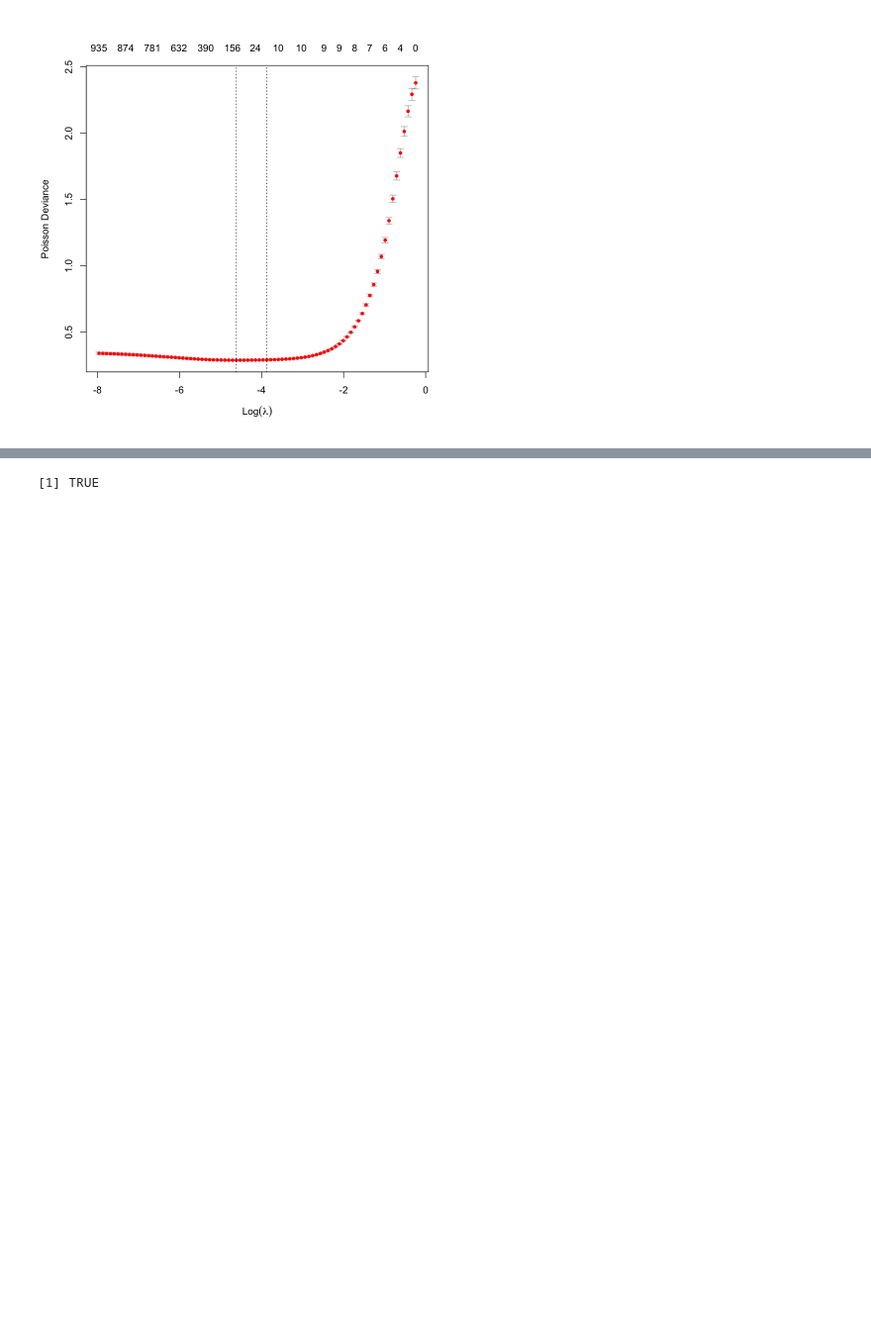
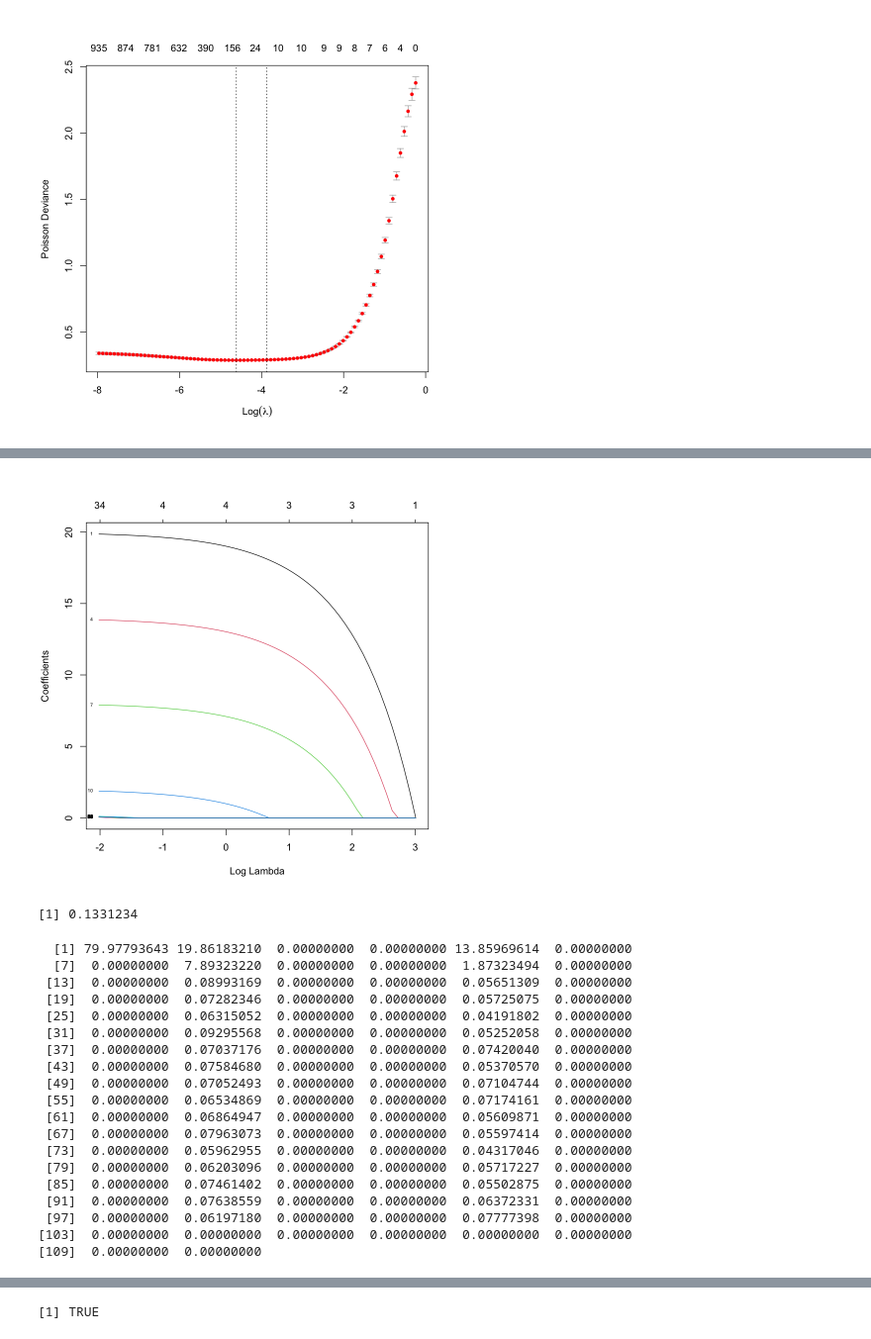
Before and after one commit to notfolder/R-datagen, a Jupyter notebook: R-regression.ipynb, the cells around one changed output, grey strips where cells are left out. Shown at 99% size. Cells and saved outputs as stored; diff of their text form; code cells hidden in the pictures; blank space fills up the shorter version.

```diff
--- a/R-regression.ipynb
+++ b/R-regression.ipynb
@@ -150,0 +222,33 @@ print(predict(lasso_model_cv, type = "coef")[1:20])
+# %%
+# y_gmmの回帰[1]
+x1 = x[seq(2, n, by = 3),]
+y1 = y_gmm[seq(2, n, by = 3)]
+lasso_model <- glmnet(x = x1, y = y1, family = "gaussian", alpha = 1)
+plot(lasso_model, xvar = "lambda", label = TRUE)
+
+lasso_model_cv <- cv.glmnet(x = x1, y = y1, family = "gaussian", alpha = 1)
+plot(lasso_model_cv)
+lasso_model_cv$lambda.min
+print(predict(lasso_model_cv, type = "coef")[1:110])
+# %% [output]
+[figure, added]
+[1] 0.1331234
+  [1] 79.97793643 19.86183210  0.00000000  0.00000000 13.85969614  0.00000000
+  [7]  0.00000000  7.89323220  0.00000000  0.00000000  1.87323494  0.00000000
+ [13]  0.00000000  0.08993169  0.00000000  0.00000000  0.05651309  0.00000000
+ [19]  0.00000000  0.07282346  0.00000000  0.00000000  0.05725075  0.00000000
+ [25]  0.00000000  0.06315052  0.00000000  0.00000000  0.04191802  0.00000000
+ [31]  0.00000000  0.09295568  0.00000000  0.00000000  0.05252058  0.00000000
+ [37]  0.00000000  0.07037176  0.00000000  0.00000000  0.07420040  0.00000000
+ [43]  0.00000000  0.07584680  0.00000000  0.00000000  0.05370570  0.00000000
+ [49]  0.00000000  0.07052493  0.00000000  0.00000000  0.07104744  0.00000000
+ [55]  0.00000000  0.06534869  0.00000000  0.00000000  0.07174161  0.00000000
+ [61]  0.00000000  0.06864947  0.00000000  0.00000000  0.05609871  0.00000000
+ [67]  0.00000000  0.07963073  0.00000000  0.00000000  0.05597414  0.00000000
+ [73]  0.00000000  0.05962955  0.00000000  0.00000000  0.04317046  0.00000000
+ [79]  0.00000000  0.06203096  0.00000000  0.00000000  0.05717227  0.00000000
+ [85]  0.00000000  0.07461402  0.00000000  0.00000000  0.05502875  0.00000000
+ [91]  0.00000000  0.07638559  0.00000000  0.00000000  0.06372331  0.00000000
+ [97]  0.00000000  0.06197180  0.00000000  0.00000000  0.07777398  0.00000000
+[103]  0.00000000  0.00000000  0.00000000  0.00000000  0.00000000  0.00000000
+[109]  0.00000000  0.00000000
```
Also changed, not shown: parts of 21 cells of this notebook, 1 other file.
